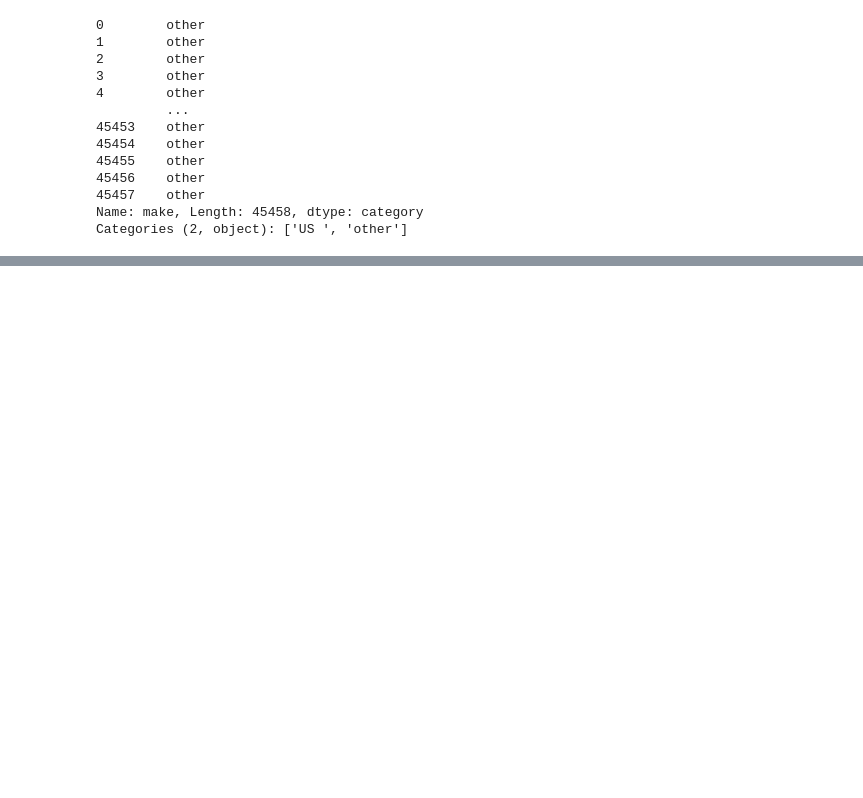
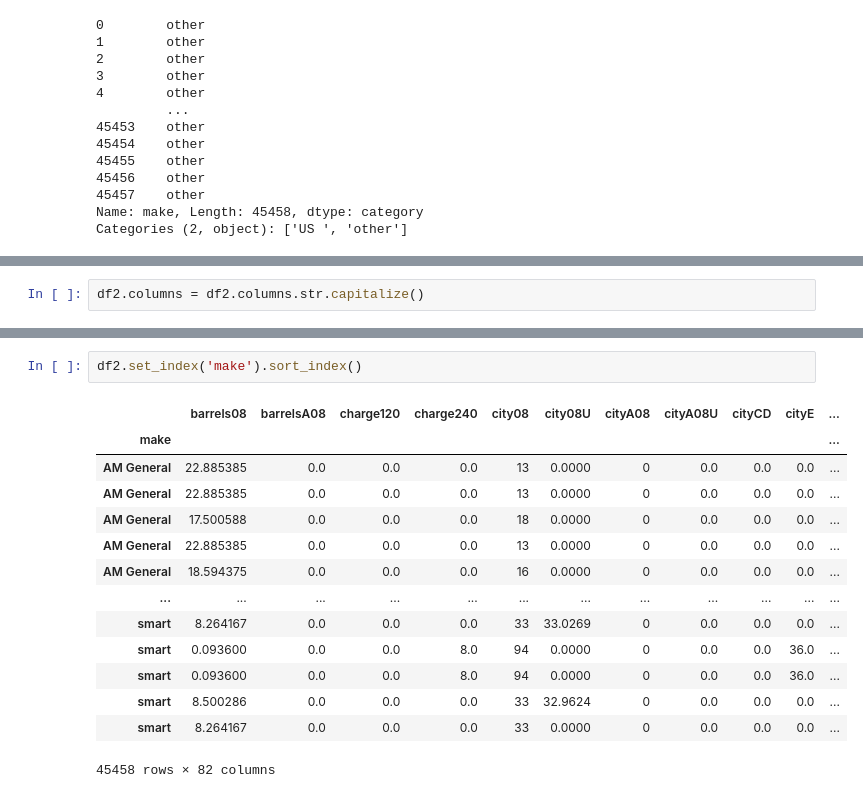
Before and after one commit to Ahmed-ui94/web_programming, a Jupyter notebook: pandas1/pandas.ipynb, the cells around one changed output, grey strips where cells are left out. Drawn from its saved outputs; the diff is of its cells as text; blank space fills up the shorter version.

Commit message:
filtering, indexing and quering dataframe

```diff
--- a/pandas1/pandas.ipynb
+++ b/pandas1/pandas.ipynb
@@ -1954,0 +2138,2 @@ Categories (2, object): ['US ', 'other']
+# %%
+df2.columns = df2.columns.str.capitalize()
@@ -1954,0 +2444,17 @@ Categories (2, object): ['US ', 'other']
+# %%
+df2.set_index('make').sort_index()
+# %% [output]
+|  | barrels08 | barrelsA08 | charge120 | charge240 | city08 | city08U | cityA08 | cityA08U | cityCD | cityE | ... |
+| make |  |  |  |  |  |  |  |  |  |  | ... |
+| AM General | 22.885385 | 0.0 | 0.0 | 0.0 | 13 | 0.0000 | 0 | 0.0 | 0.0 | 0.0 | ... |
+| AM General | 22.885385 | 0.0 | 0.0 | 0.0 | 13 | 0.0000 | 0 | 0.0 | 0.0 | 0.0 | ... |
+| AM General | 17.500588 | 0.0 | 0.0 | 0.0 | 18 | 0.0000 | 0 | 0.0 | 0.0 | 0.0 | ... |
+| AM General | 22.885385 | 0.0 | 0.0 | 0.0 | 13 | 0.0000 | 0 | 0.0 | 0.0 | 0.0 | ... |
+| AM General | 18.594375 | 0.0 | 0.0 | 0.0 | 16 | 0.0000 | 0 | 0.0 | 0.0 | 0.0 | ... |
+| ... | ... | ... | ... | ... | ... | ... | ... | ... | ... | ... | ... |
+| smart | 8.264167 | 0.0 | 0.0 | 0.0 | 33 | 33.0269 | 0 | 0.0 | 0.0 | 0.0 | ... |
+| smart | 0.093600 | 0.0 | 0.0 | 8.0 | 94 | 0.0000 | 0 | 0.0 | 0.0 | 36.0 | ... |
+| smart | 0.093600 | 0.0 | 0.0 | 8.0 | 94 | 0.0000 | 0 | 0.0 | 0.0 | 36.0 | ... |
+| smart | 8.500286 | 0.0 | 0.0 | 0.0 | 33 | 32.9624 | 0 | 0.0 | 0.0 | 0.0 | ... |
+| smart | 8.264167 | 0.0 | 0.0 | 0.0 | 33 | 0.0000 | 0 | 0.0 | 0.0 | 0.0 | ... |
+45458 rows × 82 columns
```
Also changed, not shown: parts of 65 cells of this notebook, 1 other file.
